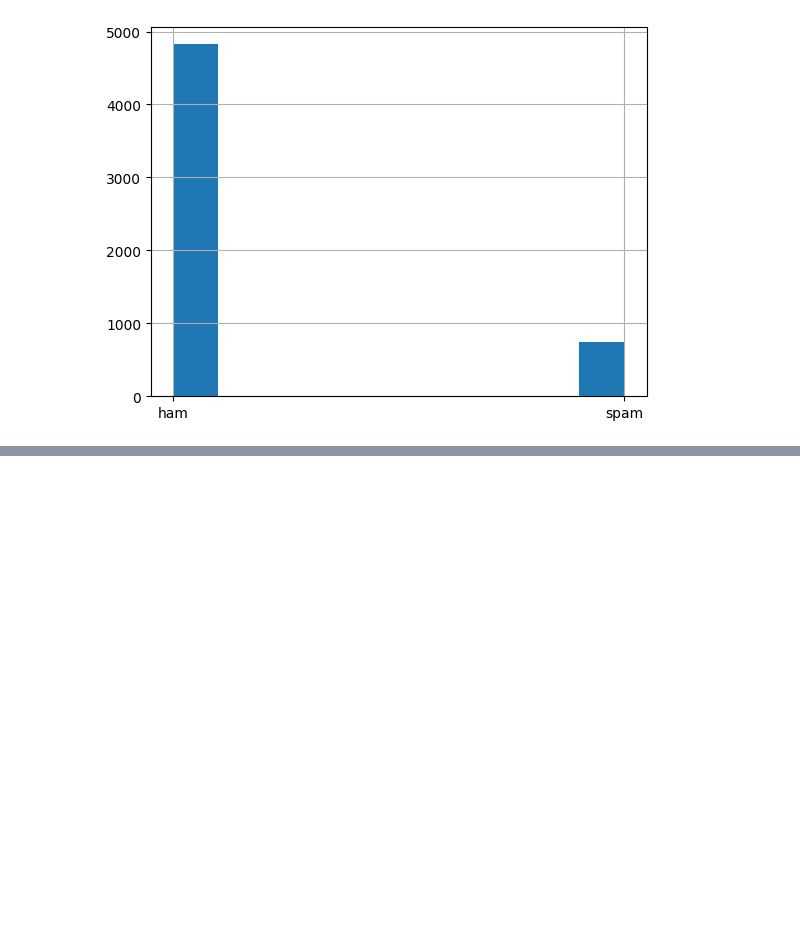
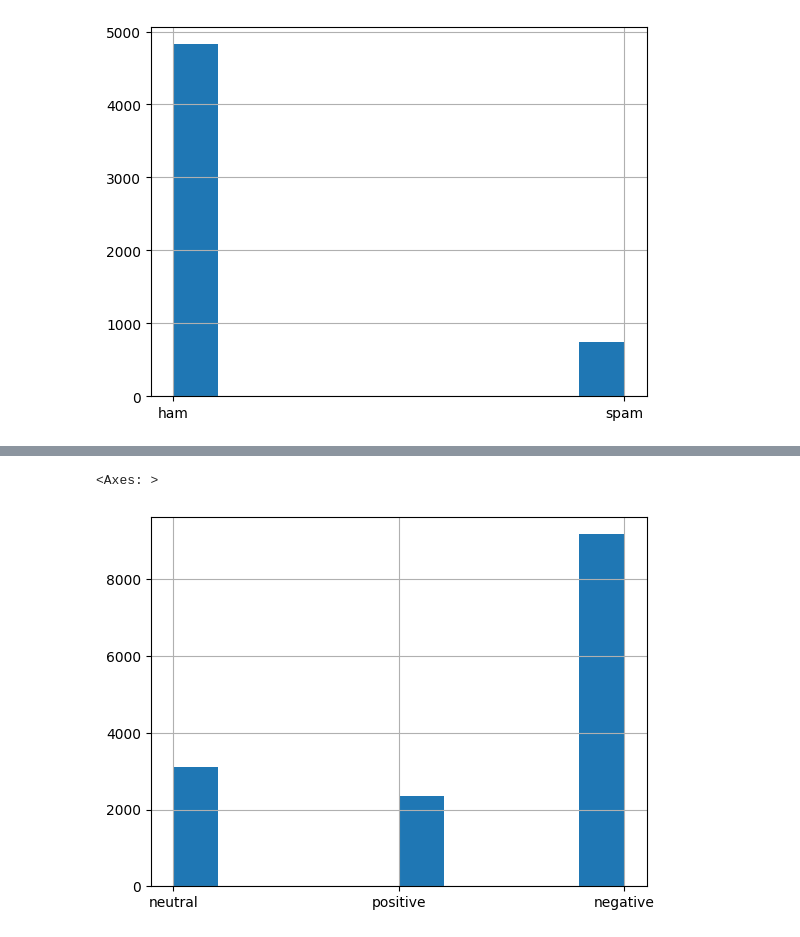
Before and after one commit to PedroFerreira03/NLP, a Jupyter notebook: course_notebook.ipynb, the cells around one changed output, grey strips where cells are left out. Cells and saved outputs as stored; diff of their text form; code cells hidden in the pictures; blank space fills up the shorter version.

Commit message:
Implemented a Sentiment Analysis Model

```diff
--- a/course_notebook.ipynb
+++ b/course_notebook.ipynb
@@ -1344,0 +1365,7 @@ Confusion Matrix:
+# %%
+import pandas as pd
+
+data_path = "data/AirlineTweets.csv"
+df = pd.read_csv(data_path)
+df = pd.DataFrame({'text': df['text'], 'label': df['airline_sentiment']})
+df.head()
@@ -1344,0 +1379,5 @@ Confusion Matrix:
+# %%
+df['label'].hist()
+# %% [output]
+<Axes: >
+[figure, added]
```
Also changed, not shown: parts of 12 cells of this notebook.
